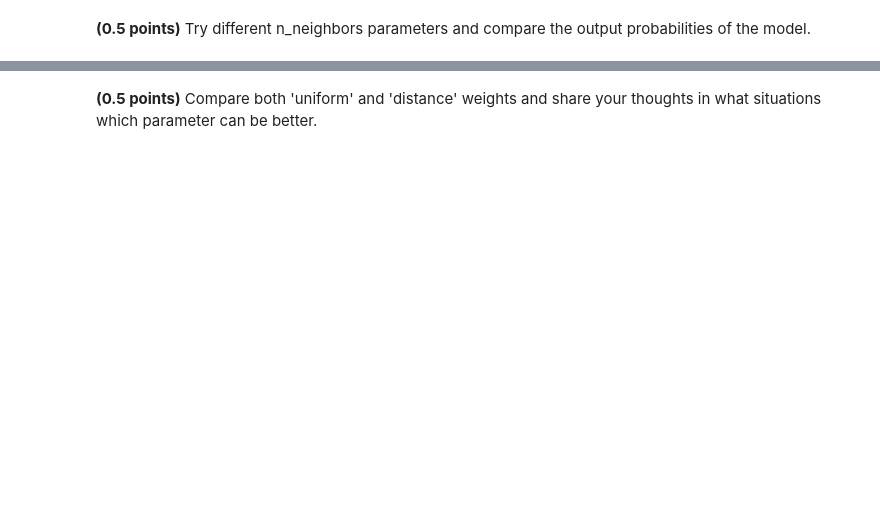
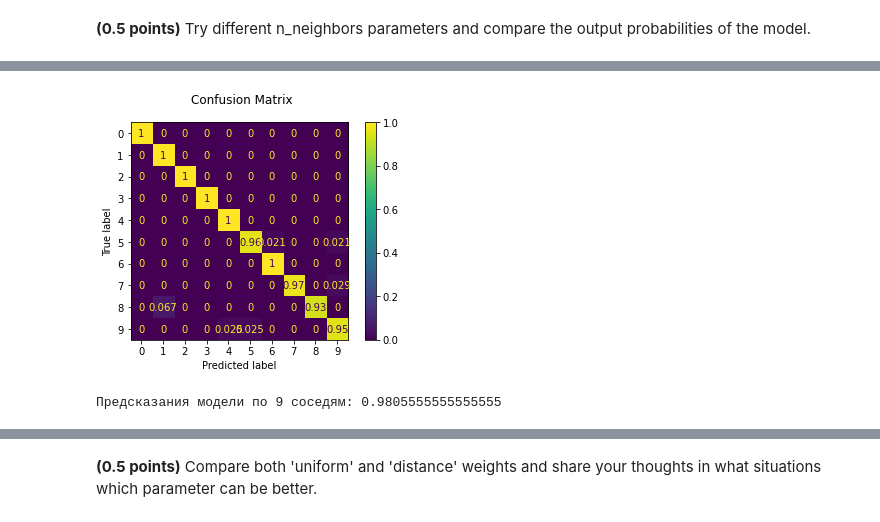
Before and after one commit to Alexandr-M-85/RS_School_ML_intro, a Jupyter notebook: hw_classification.ipynb, the cells around one changed output, grey strips where cells are left out. Drawn from its saved outputs; the diff is of its cells as text; code cells hidden in the pictures; blank space fills up the shorter version.

```diff
--- a/hw_classification.ipynb
+++ b/hw_classification.ipynb
@@ -484,0 +506,8 @@ assert test_acc > 0.98
+# %%
+model = CustomKNeighborsClassifier(n_neighbors=9)
+model.fit(X_train, y_train)
+train_acc, test_acc = fit_evaluate(model, X_train, y_train, X_test, y_test)
+print('Предсказания модели по 9 соседям:', test_acc)
+# %% [output]
+[figure, added]
+Предсказания модели по 9 соседям: 0.9805555555555555
```
Also changed, not shown: parts of 67 cells of this notebook.
